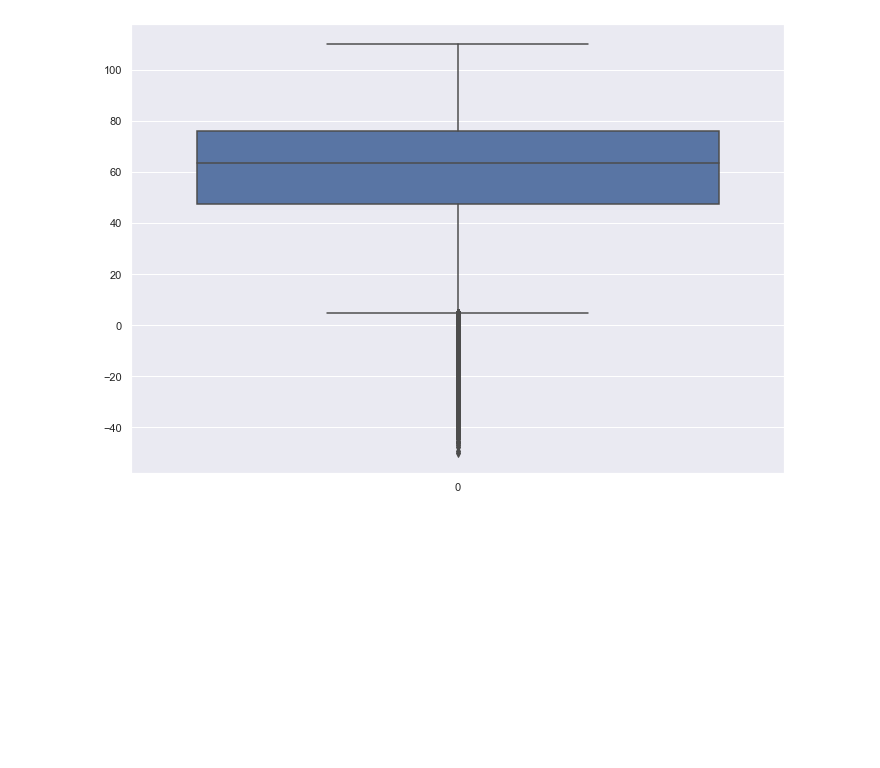
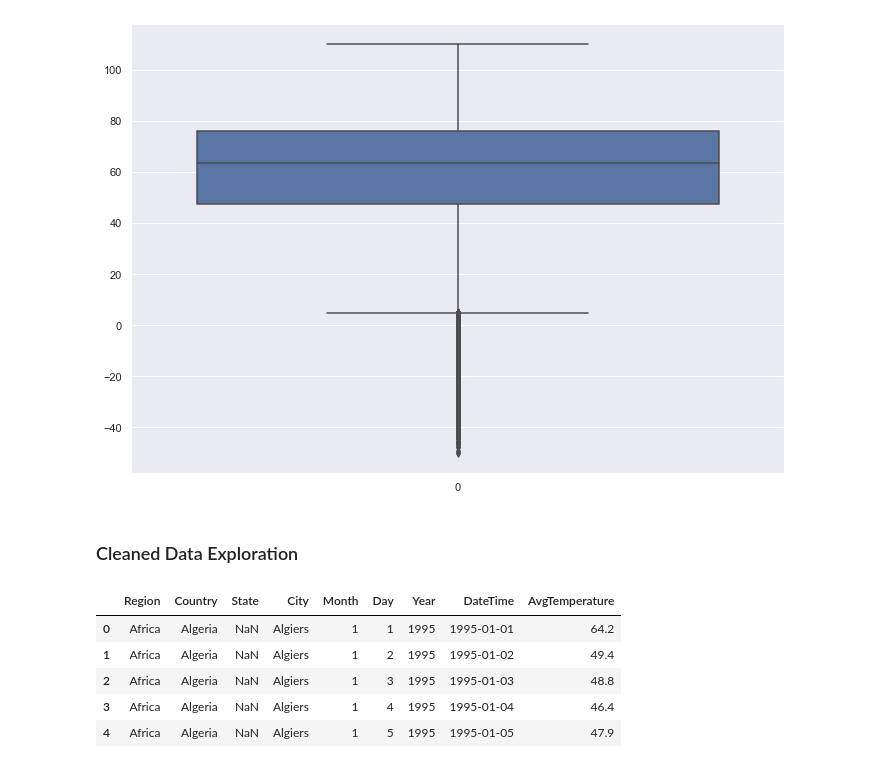
Before and after one commit to willmbennett/city_temperatures, a Jupyter notebook: City Temperatures.ipynb, the cells around one changed output. Cells and saved outputs as stored; diff of their text form; code cells hidden in the pictures; blank space fills up the shorter version.

```diff
--- a/City Temperatures.ipynb
+++ b/City Temperatures.ipynb
@@ -157,3 +155,20 @@ travel_df_cleaned = travel_df[travel_df['AvgTemperature'] != -99]
 boxplot = sns.boxplot(data=travel_df_cleaned['AvgTemperature'])
 # %% [output]
 [figure]
+# %% [markdown]
+### Cleaned Data Exploration
+# %%
+# Adding a new datetime column
+
+date_time_array = pd.to_datetime(travel_df_cleaned.loc[:, ('Year', 'Month','Day')])
+
+travel_df_cleaned.insert(7, "DateTime", date_time_array, True)
+
+travel_df_cleaned.head()
+# %% [output]
+|  | Region | Country | State | City | Month | Day | Year | DateTime | AvgTemperature |
+| 0 | Africa | Algeria | NaN | Algiers | 1 | 1 | 1995 | 1995-01-01 | 64.2 |
+| 1 | Africa | Algeria | NaN | Algiers | 1 | 2 | 1995 | 1995-01-02 | 49.4 |
+| 2 | Africa | Algeria | NaN | Algiers | 1 | 3 | 1995 | 1995-01-03 | 48.8 |
+| 3 | Africa | Algeria | NaN | Algiers | 1 | 4 | 1995 | 1995-01-04 | 46.4 |
+| 4 | Africa | Algeria | NaN | Algiers | 1 | 5 | 1995 | 1995-01-05 | 47.9 |
```
Also changed, not shown: parts of 2 cells of this notebook.
